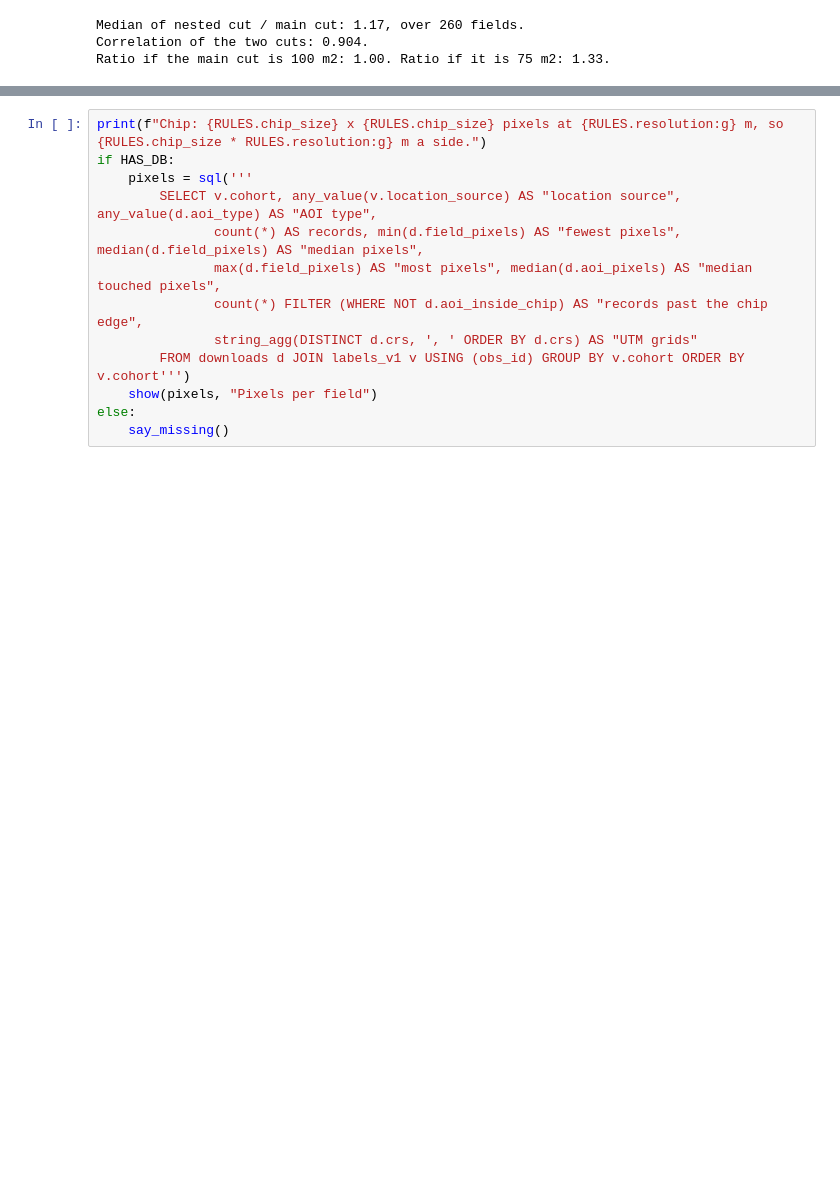
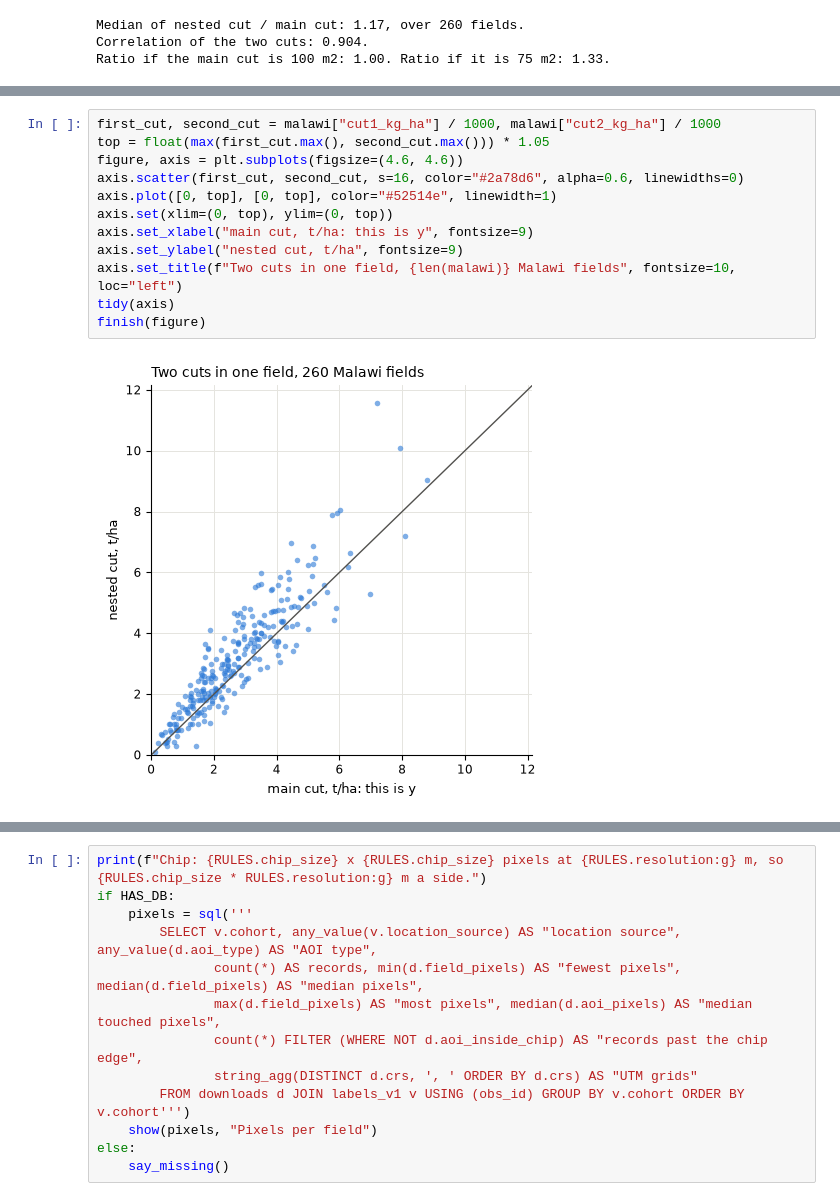
Before and after one commit to FelixYu120/DSC-291-Final-Project, a Jupyter notebook: notebooks/data_guide.ipynb, the cells around one changed output, grey strips where cells are left out. Drawn from its saved outputs; the diff is of its cells as text; blank space fills up the shorter version.

```diff
--- a/notebooks/data_guide.ipynb
+++ b/notebooks/data_guide.ipynb
@@ -788,2 +982,16 @@ Ratio if the main cut is 100 m2: 1.00. Ratio if it is 75 m2: 1.33.
+# %%
+first_cut, second_cut = malawi["cut1_kg_ha"] / 1000, malawi["cut2_kg_ha"] / 1000
+top = float(max(first_cut.max(), second_cut.max())) * 1.05
+figure, axis = plt.subplots(figsize=(4.6, 4.6))
+axis.scatter(first_cut, second_cut, s=16, color="#2a78d6", alpha=0.6, linewidths=0)
+axis.plot([0, top], [0, top], color="#52514e", linewidth=1)
+axis.set(xlim=(0, top), ylim=(0, top))
+axis.set_xlabel("main cut, t/ha: this is y", fontsize=9)
+axis.set_ylabel("nested cut, t/ha", fontsize=9)
+axis.set_title(f"Two cuts in one field, {len(malawi)} Malawi fields", fontsize=10, loc="left")
+tidy(axis)
+finish(figure)
+# %% [output]
+[figure, added]
 # %% [markdown]
 ### 4. Fields: how do we find each field?
```
Also changed, not shown: parts of 74 cells of this notebook.
